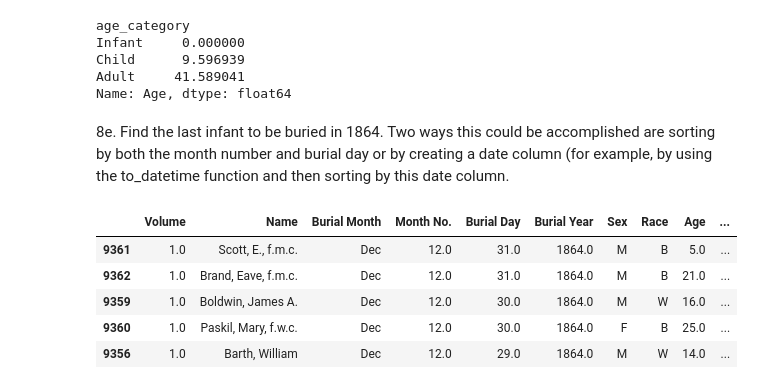
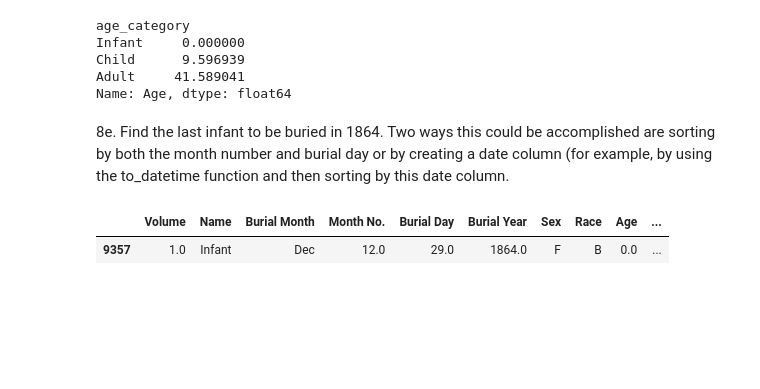
Before and after one commit to NSS-Data-Analytics-Cohort-10/advanced-pandas-elisianguyen, a Jupyter notebook: notebooks/advanced_pandas.ipynb, the cells around one changed output. Saved outputs shown, nothing was run; the diff lists cells and outputs as text; code cells hidden in the pictures; blank space fills up the shorter version.

```diff
--- a/notebooks/advanced_pandas.ipynb
+++ b/notebooks/advanced_pandas.ipynb
@@ -531,13 +540,14 @@ Name: Age, dtype: float64
 # %% [markdown]
 8e. Find the last infant to be buried in 1864. Two ways this could be accomplished are sorting by both the month number and burial day or by creating a date column (for example, by using the to_datetime function and then sorting by this date column.
 # %%
+#sort data in desc
 burials_1864 = burials_1864.sort_values(["Month No.", "Burial Day"], ascending=[False, False])
-burials_1864
-burials_1864.head()
+
+#filter age 0
+burials_1864 = burials_1864[burials_1864["Age"] == 0]
+
+#select first row
+burials_1864.iloc[:1]
 # %% [output]
 |  | Volume | Name | Burial Month | Month No. | Burial Day | Burial Year | Sex | Race | Age | ... |
-| 9361 | 1.0 | Scott, E., f.m.c. | Dec | 12.0 | 31.0 | 1864.0 | M | B | 5.0 | ... |
-| 9362 | 1.0 | Brand, Eave, f.m.c. | Dec | 12.0 | 31.0 | 1864.0 | M | B | 21.0 | ... |
-| 9359 | 1.0 | Boldwin, James A. | Dec | 12.0 | 30.0 | 1864.0 | M | W | 16.0 | ... |
-| 9360 | 1.0 | Paskil, Mary, f.w.c. | Dec | 12.0 | 30.0 | 1864.0 | F | B | 25.0 | ... |
-| 9356 | 1.0 | Barth, William | Dec | 12.0 | 29.0 | 1864.0 | M | W | 14.0 | ... |
+| 9357 | 1.0 | Infant | Dec | 12.0 | 29.0 | 1864.0 | F | B | 0.0 | ... |
```
Also changed, not shown: parts of 1 cell of this notebook.
